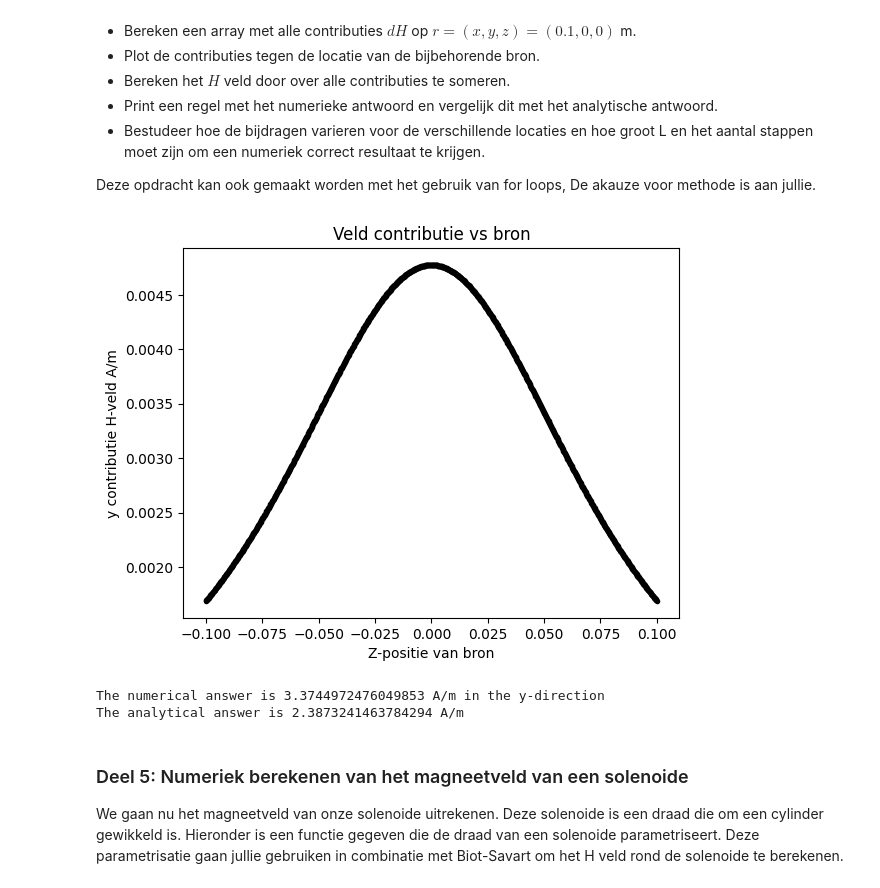
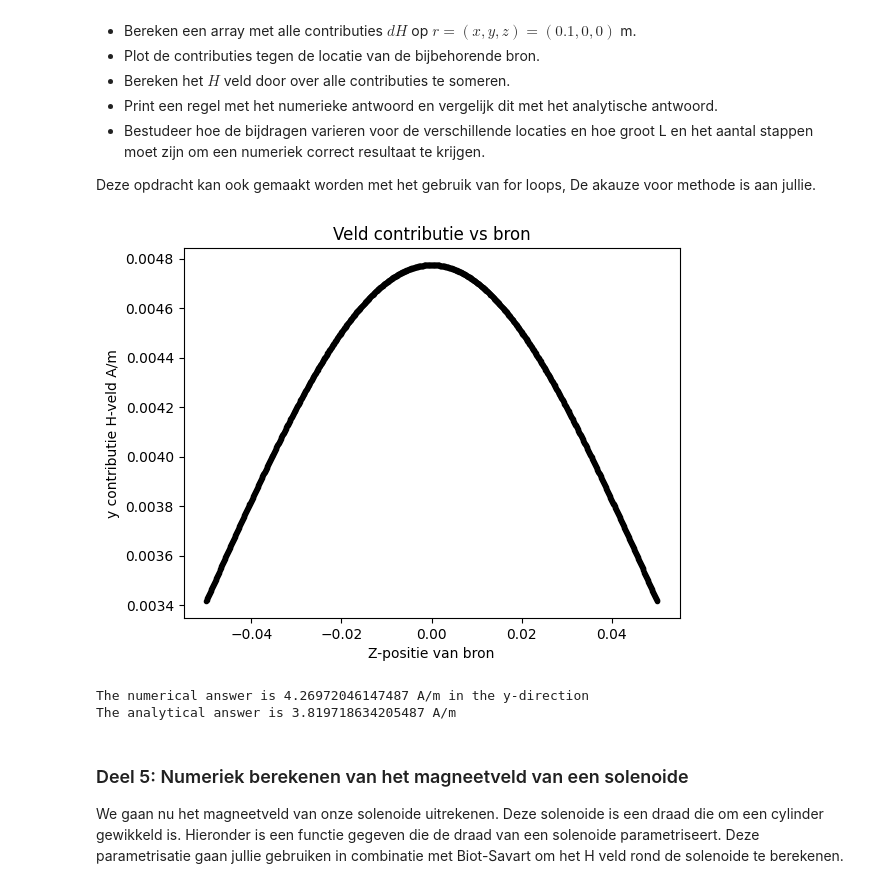
Before and after one commit to daantjebunschoten1-gif/opdrachten-DEF-D, a Jupyter notebook: DigitaleOntwerpopdrachten/2KrachtactuatorOpdracht/KrachtactuatorOpdracht.ipynb, the cells around one changed output. Saved outputs shown, nothing was run; the diff lists cells and outputs as text; code cells hidden in the pictures.

```diff
--- a/DigitaleOntwerpopdrachten/2KrachtactuatorOpdracht/KrachtactuatorOpdracht.ipynb
+++ b/DigitaleOntwerpopdrachten/2KrachtactuatorOpdracht/KrachtactuatorOpdracht.ipynb
@@ -624,34 +625,34 @@ Deze opdracht kan ook gemaakt worden met het gebruik van for loops, De akauze vo
 # %%
 N = 1000
 r_field = np.array([0.1,0,0])
 dl = np.array([0,0,L_draad / N])
 
-r_source_z = np.linspace(-L_draad,L_draad,N)
+r_source_z = np.linspace(-L_draad/2,L_draad/2,N)
 dH_contributies = np.zeros(shape = (N,3))
 
 for i in range(N):
     r_source = np.array([0,0,r_source_z[i]])
     dH_contributies[i] = field_current_element(r_field,r_source,dl)
 
 
 plt.figure()
 plt.plot(r_source_z, dH_contributies[:,1],'k.')
 plt.title('Veld contributie vs bron')
 plt.xlabel("Z-positie van bron")
 plt.ylabel("y contributie H-veld A/m")
 plt.show()
 
 
 H_veld = np.sum(dH_contributies[:,1])
 analytical_answer=(I/4/np.pi)*(L_draad/N)/np.sum((r_field-r_source)**2)
 analytical_H_veld = analytical_answer * N #nummer van dltjes
 
 print(f"The numerical answer is {H_veld} A/m in the y-direction")
 print(f"The analytical answer is {analytical_H_veld} A/m")
 # %% [output]
-[figure, old version]
+[figure, new version]
-The numerical answer is 3.3744972476049853 A/m in the y-direction
-The analytical answer is 2.3873241463784294 A/m
+The numerical answer is 4.26972046147487 A/m in the y-direction
+The analytical answer is 3.819718634205487 A/m
 # %% [markdown]
 ### Deel 5: Numeriek berekenen van het magneetveld van een solenoide
 
```
Also changed, not shown: parts of 13 cells of this notebook.
